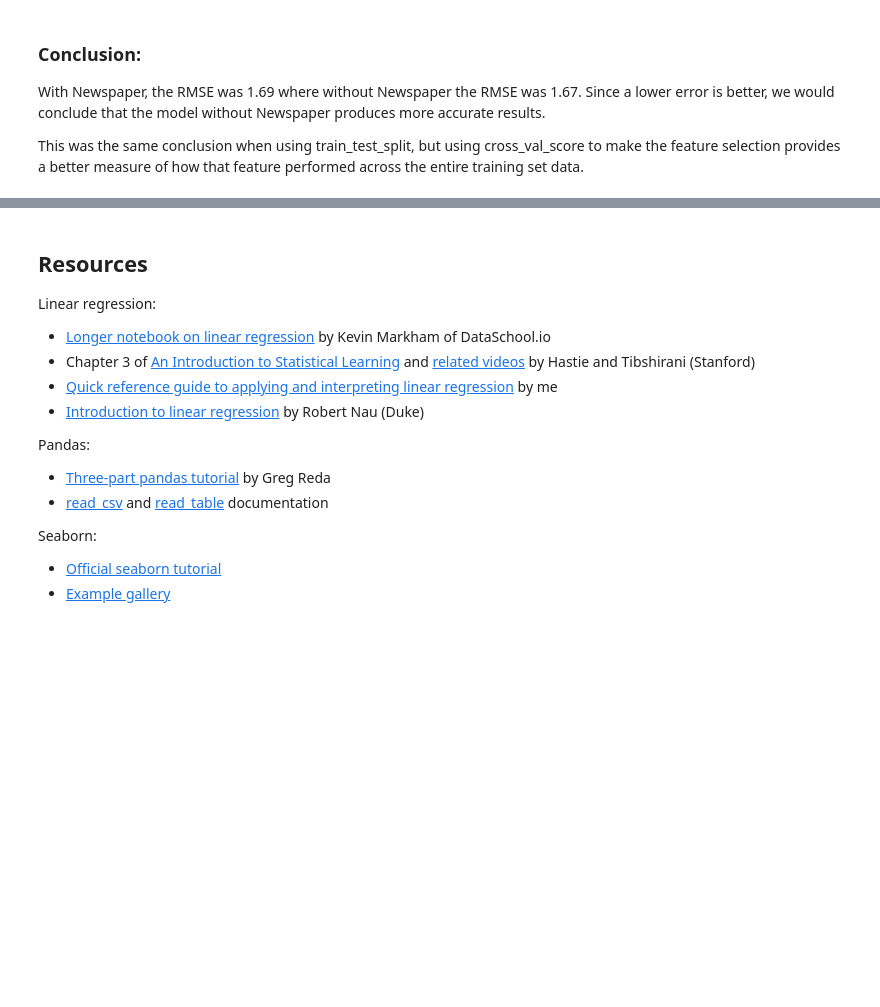
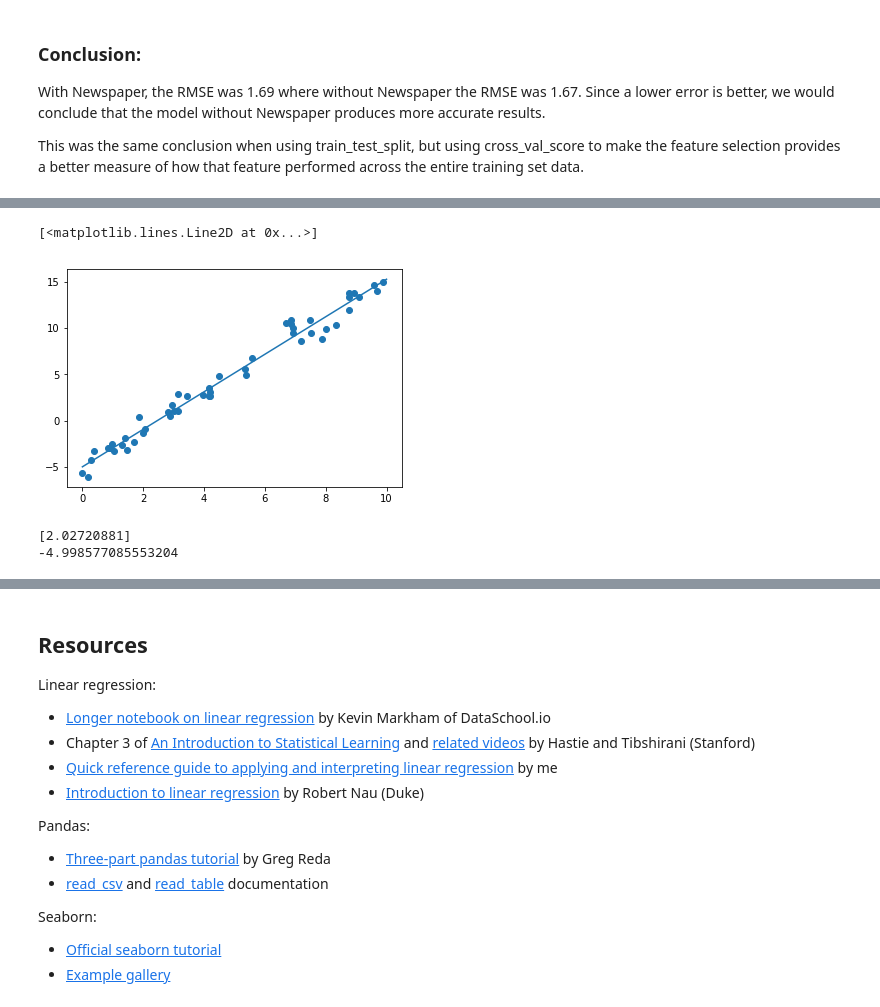
Before and after one commit to youngsoul/machinelearning101, a Jupyter notebook: 07_linear_regression.ipynb, the cells around one changed output, grey strips where cells are left out. Drawn from its saved outputs; the diff is of its cells as text; code cells hidden in the pictures; blank space fills up the shorter version.

Commit message:
started to re-work linear regression notebook

```diff
--- a/07_linear_regression.ipynb
+++ b/07_linear_regression.ipynb
@@ -389,0 +434,8 @@ This was the same conclusion when using train_test_split, but using cross_val_sc
+# %%
+lrm = LinearRegression(fit_intercept=True)
+lrm.fit(x_series, y)
+
+xfit = np.linspace(0,10,1000) # create 1000 datapoints from 0 to 10 as an array
+xfit_series = xfit[:, np.newaxis] # xfit_series is now a series, same as xfit.reshape(-1,1)
+print(xfit_series)
+yfit = lrm.predict(xfit_series)
@@ -389,0 +460,12 @@ This was the same conclusion when using train_test_split, but using cross_val_sc
+# %%
+plt.scatter(x,y)
+plt.plot(xfit_series, yfit)
+# %% [output]
+[<matplotlib.lines.Line2D at 0x...>]
+[figure, added]
+# %%
+print(lrm.coef_)
+print(lrm.intercept_)
+# %% [output]
+[2.02720881]
+-4.998577085553204
```
Also changed, not shown: parts of 16 cells of this notebook.
